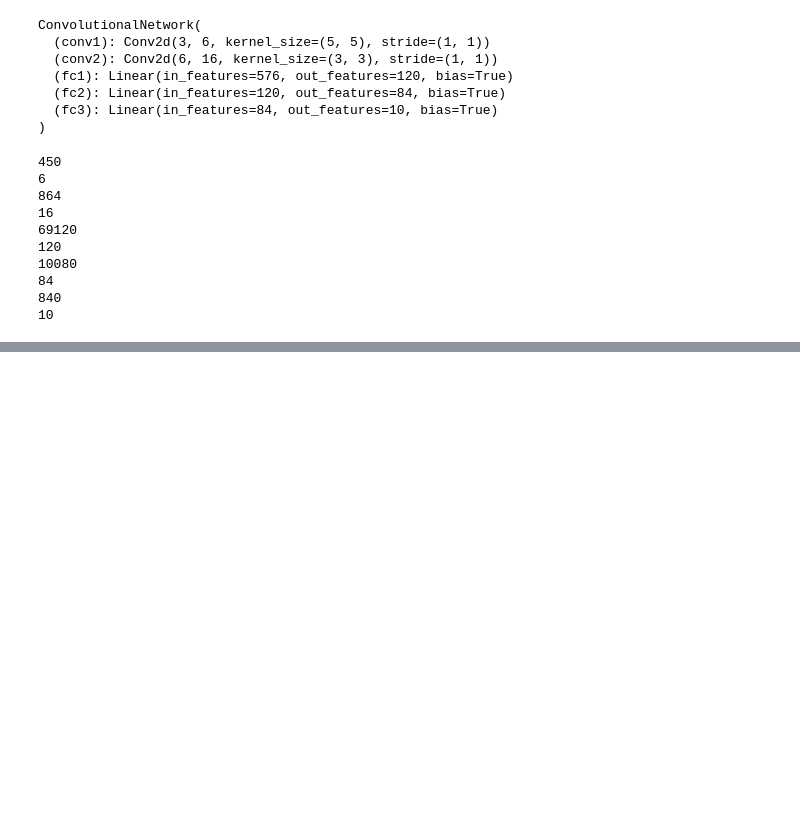
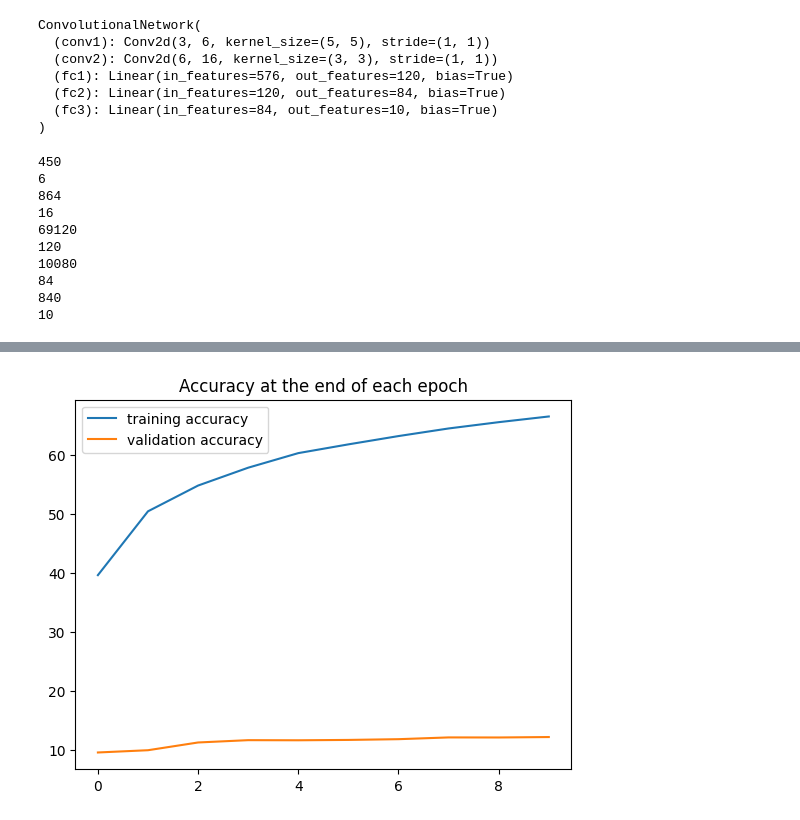
Before and after one commit to jonhealy1/ai-engineering, a Jupyter notebook: pytorch-for-deep-learning/67-cnn_cifar10.ipynb, the cells around one changed output, grey strips where cells are left out. Drawn from its saved outputs; the diff is of its cells as text; code cells hidden in the pictures; blank space fills up the shorter version.

```diff
--- a/pytorch-for-deep-learning/67-cnn_cifar10.ipynb
+++ b/pytorch-for-deep-learning/67-cnn_cifar10.ipynb
@@ -113,0 +201,8 @@ optimizer = torch.optim.Adam(model.parameters(), lr=0.001)
+# %%
+plt.plot([correct.detach().numpy()/500 for correct in train_correct], label='training accuracy')
+plt.plot([correct.detach().numpy()/500 for correct in test_correct], label='validation accuracy')
+plt.title('Accuracy at the end of each epoch')
+plt.legend();
+plt.show()
+# %% [output]
+[figure, added]
```
Also changed, not shown: parts of 3 cells of this notebook.
